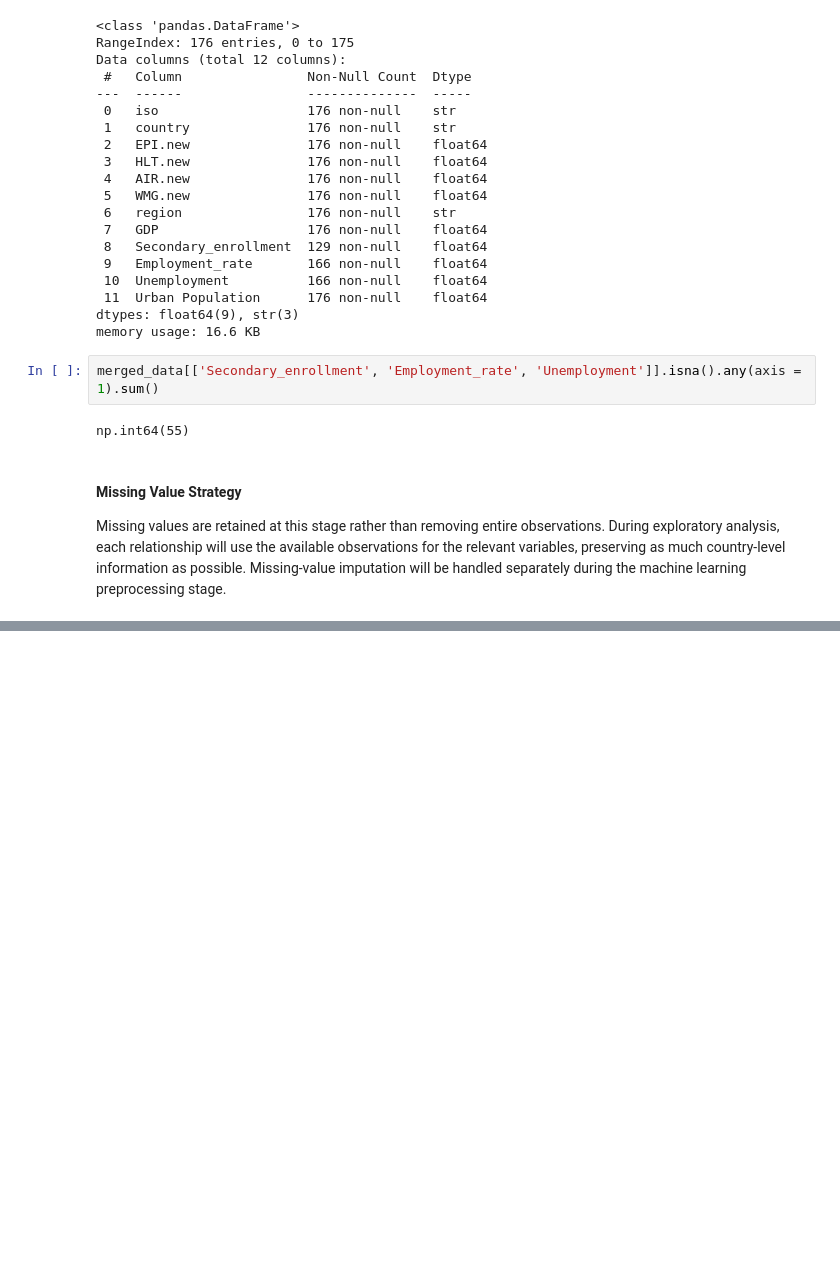
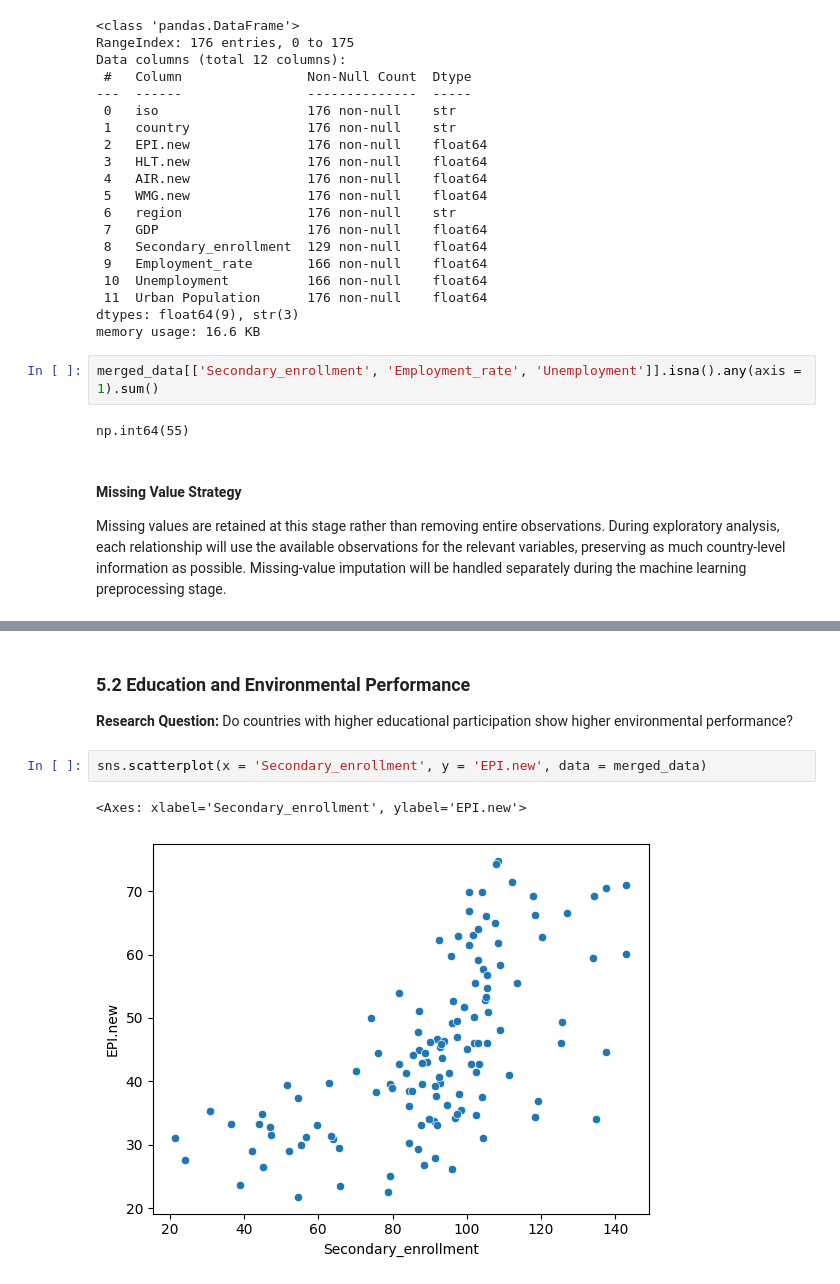
Before and after one commit to Adapala4/environmental-performance-analysis, a Jupyter notebook: environmental_analysis.ipynb, the cells around one changed output, grey strips where cells are left out. Saved outputs shown, nothing was run; the diff lists cells and outputs as text; blank space fills up the shorter version.

```diff
--- a/environmental_analysis.ipynb
+++ b/environmental_analysis.ipynb
@@ -658,0 +710,9 @@ Missing values are retained at this stage rather than removing entire observatio
+# %% [markdown]
+### 5.2 Education and Environmental Performance
+
+**Research Question:** Do countries with higher educational participation show higher environmental performance?
+# %%
+sns.scatterplot(x = 'Secondary_enrollment', y = 'EPI.new', data = merged_data)
+# %% [output]
+<Axes: xlabel='Secondary_enrollment', ylabel='EPI.new'>
+[figure, added]
```
Also changed, not shown: parts of 36 cells of this notebook.
